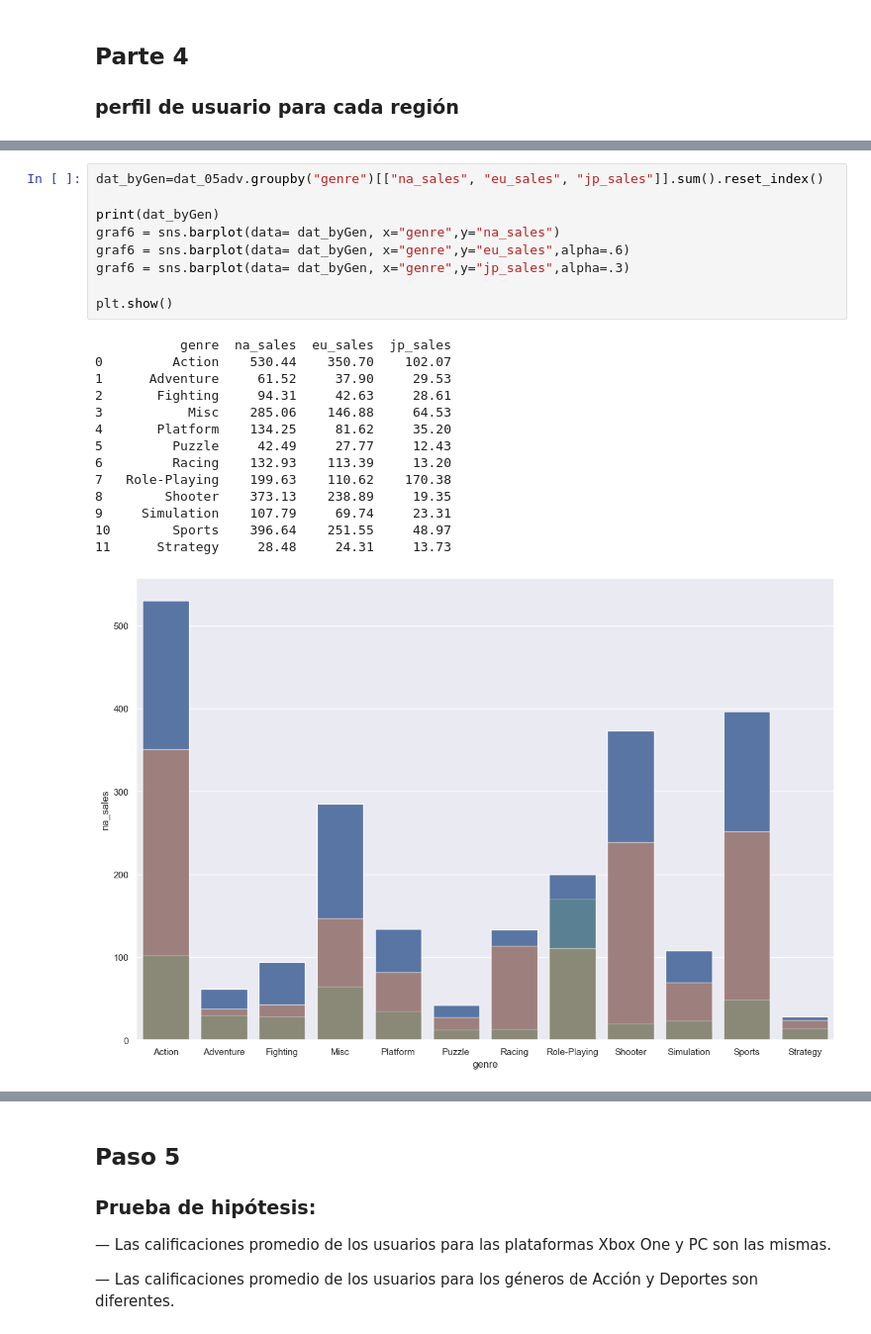
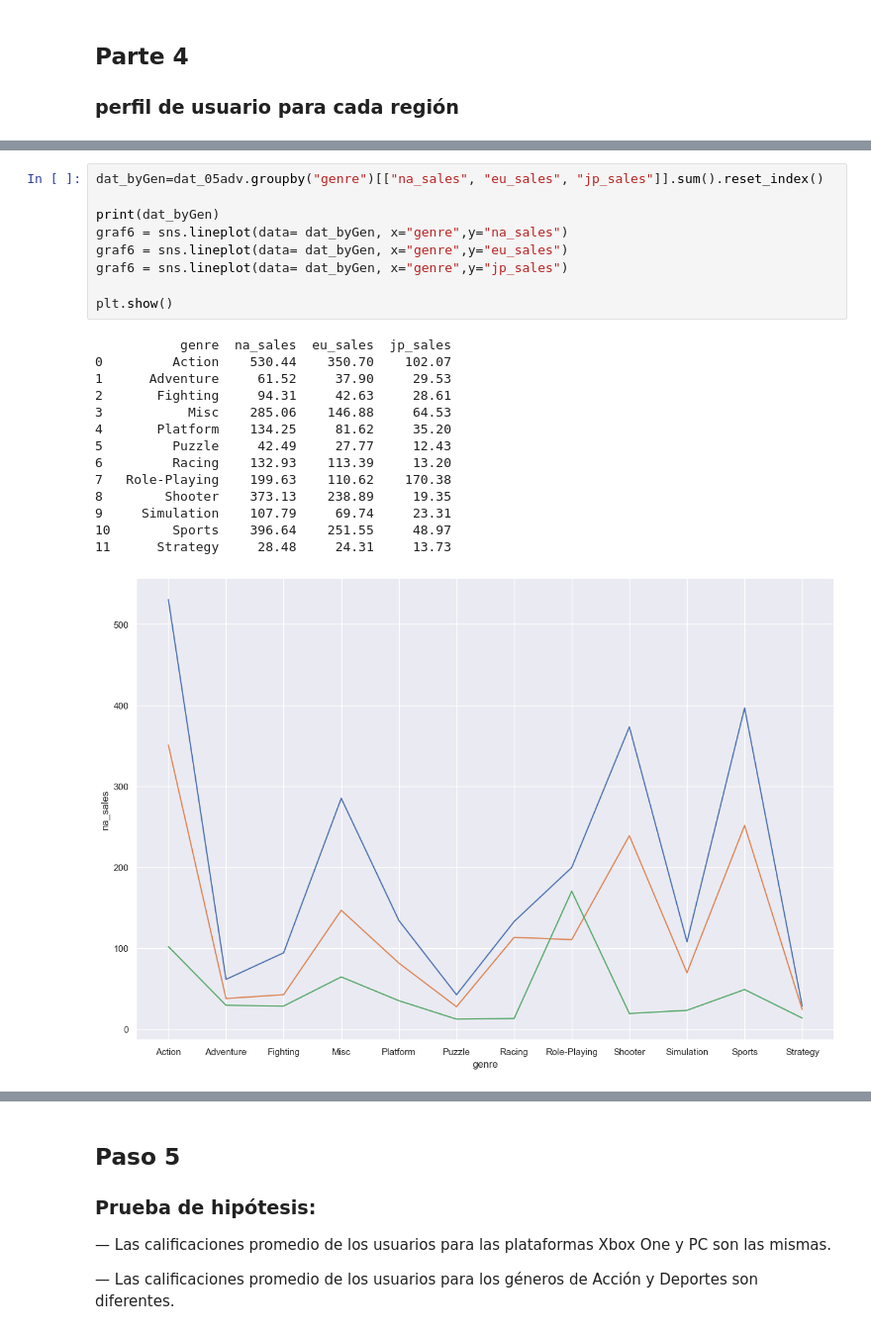
Before and after one commit to hukitan/tripleten, a Jupyter notebook: Proyectos_en_desarrollo/proyecto 6/proyecto6.ipynb, the cells around one changed output, grey strips where cells are left out. Shown at 99% size. Saved outputs shown, nothing was run; the diff lists cells and outputs as text.

```diff
--- a/Proyectos_en_desarrollo/proyecto 6/proyecto6.ipynb
+++ b/Proyectos_en_desarrollo/proyecto 6/proyecto6.ipynb
@@ -283,27 +285,27 @@ plt.show()
 # %%
 dat_byGen=dat_05adv.groupby("genre")[["na_sales", "eu_sales", "jp_sales"]].sum().reset_index()
 
 print(dat_byGen)
-graf6 = sns.barplot(data= dat_byGen, x="genre",y="na_sales")
-graf6 = sns.barplot(data= dat_byGen, x="genre",y="eu_sales",alpha=.6)
-graf6 = sns.barplot(data= dat_byGen, x="genre",y="jp_sales",alpha=.3)
+graf6 = sns.lineplot(data= dat_byGen, x="genre",y="na_sales")
+graf6 = sns.lineplot(data= dat_byGen, x="genre",y="eu_sales")
+graf6 = sns.lineplot(data= dat_byGen, x="genre",y="jp_sales")
 
 plt.show()
 # %% [output]
            genre  na_sales  eu_sales  jp_sales
 0         Action    530.44    350.70    102.07
 1      Adventure     61.52     37.90     29.53
 2       Fighting     94.31     42.63     28.61
 3           Misc    285.06    146.88     64.53
 4       Platform    134.25     81.62     35.20
 5         Puzzle     42.49     27.77     12.43
 6         Racing    132.93    113.39     13.20
 7   Role-Playing    199.63    110.62    170.38
 8        Shooter    373.13    238.89     19.35
 9     Simulation    107.79     69.74     23.31
 10        Sports    396.64    251.55     48.97
 11      Strategy     28.48     24.31     13.73
-[figure, old version]
+[figure, new version]
 # %%
 dat_byRating=dat_05adv.groupby("rating")[["na_sales", "eu_sales", "jp_sales"]].sum().reset_index()
 
```
Also changed, not shown: parts of 2 cells of this notebook.
